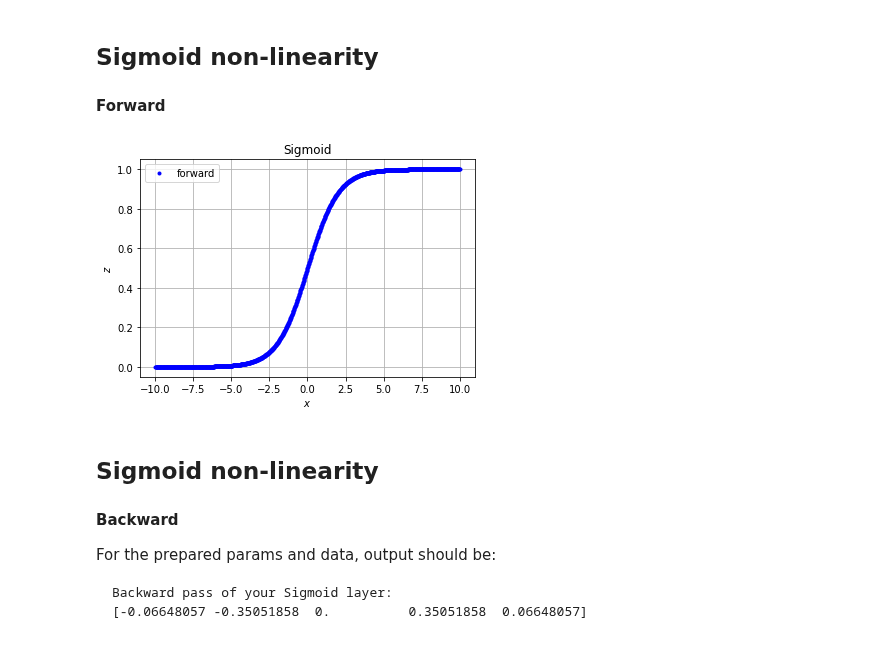
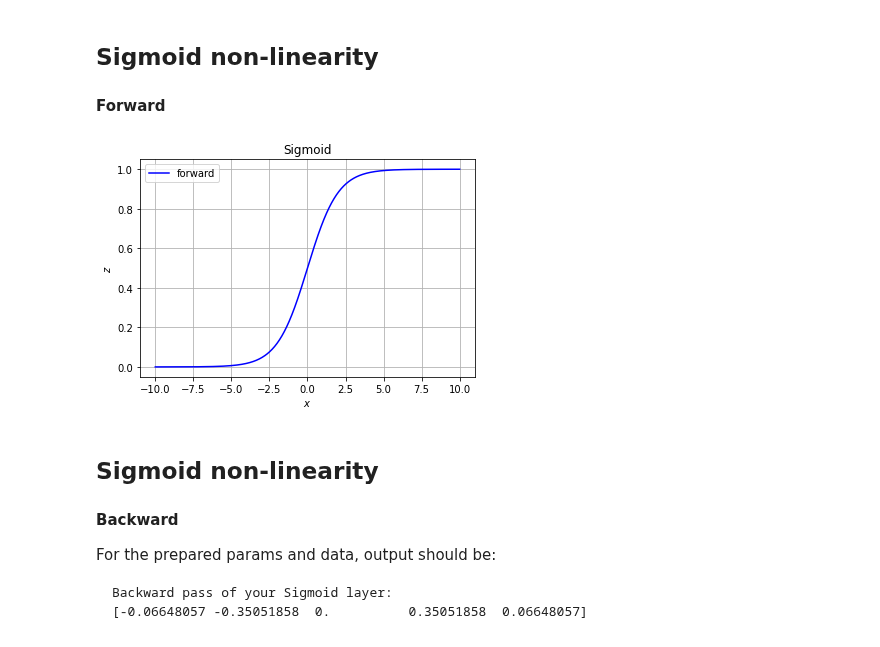
Before and after one commit to matouspelikan/rpzCTU, a Jupyter notebook: assignment_cnn_template/numpy_nn.ipynb, the cells around one changed output. Saved outputs shown, nothing was run; the diff lists cells and outputs as text; code cells hidden in the pictures.

```diff
--- a/assignment_cnn_template/numpy_nn.ipynb
+++ b/assignment_cnn_template/numpy_nn.ipynb
@@ -169,17 +171,17 @@ Backward pass of your ReLU layer:
 # %%
 # set data
 x_sigmoid = np.linspace(-10,10,1001)
 
 # create instance of Sigmoid layer
 sigmoid_layer = Sigmoid()
 
 # compute forward pass sigmoid
 forward_output_sigmoid = sigmoid_layer.forward(x_sigmoid)
 
 # visualize results
-visualize_xy([(x_sigmoid, forward_output_sigmoid)], ['forward'], title='Sigmoid', xlabel='$x$', ylabel='$z$', grid=True, linestyle='b.', save_filepath='layer_sigmoid_forward.png')
+visualize_xy([(x_sigmoid, forward_output_sigmoid)], ['forward'], title='Sigmoid', xlabel='$x$', ylabel='$z$', grid=True, linestyle='b', save_filepath='layer_sigmoid_forward.png')
 # %% [output]
-[figure, old version]
+[figure, new version]
 # %% [markdown]
 ## Sigmoid non-linearity
 #### Backward
```
Also changed, not shown: parts of 7 cells of this notebook.
